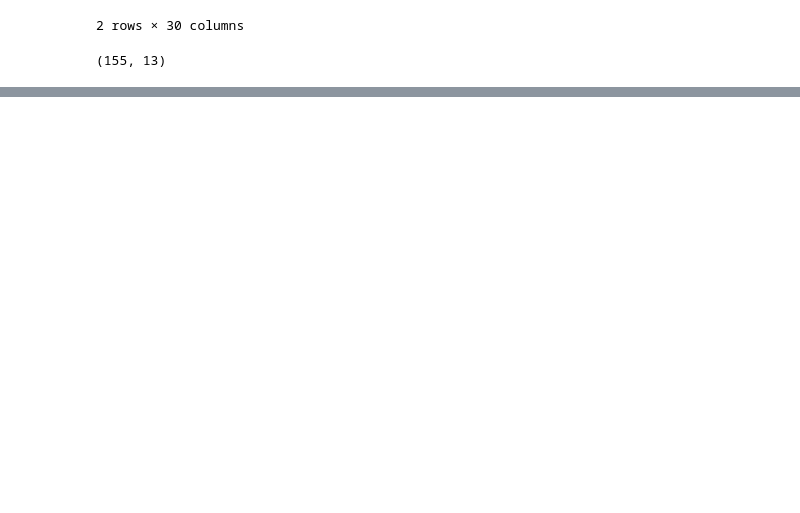
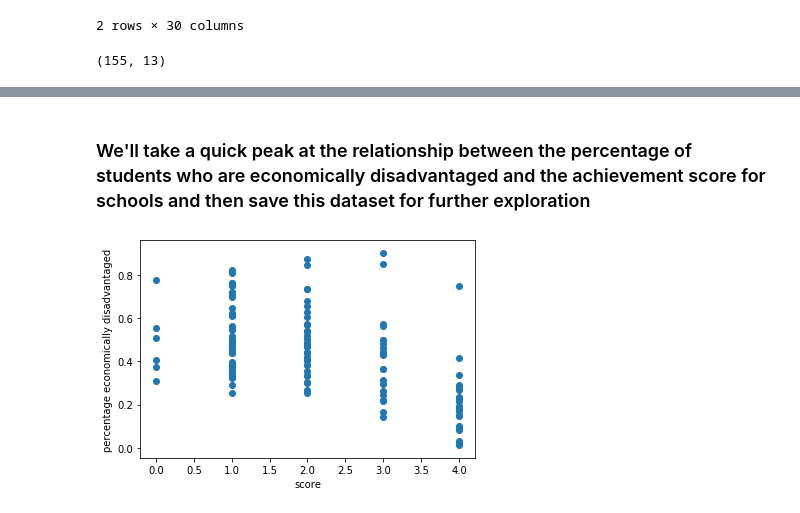
Before and after one commit to NSS-Data-Instructional-Stuff/data-analytics, a Jupyter notebook: notebooks/joining_dataframes.ipynb, the cells around one changed output, grey strips where cells are left out. Cells and saved outputs as stored; diff of their text form; code cells hidden in the pictures; blank space fills up the shorter version.

```diff
--- a/notebooks/joining_dataframes.ipynb
+++ b/notebooks/joining_dataframes.ipynb
@@ -137,0 +142,3 @@ schools_with_scores.head(3)
+# %%
+schools_with_scores['pct_econ_disadv'] = schools_with_scores.econ_disadv / schools_with_scores.total_students
+schools_with_scores.head()
@@ -137,0 +152,8 @@ schools_with_scores.head(3)
+# %% [markdown]
+### We'll take a quick peak at the relationship between the percentage of students who are economically disadvantaged and the achievement score  for schools and then save this dataset for further exploration
+# %%
+plt.scatter('score_achievement', 'pct_econ_disadv', data = schools_with_scores)
+plt.xlabel('score')
+plt.ylabel('percentage economically disadvantaged');
+# %% [output]
+[figure, added]
```
Also changed, not shown: parts of 8 cells of this notebook, 8 other files.
